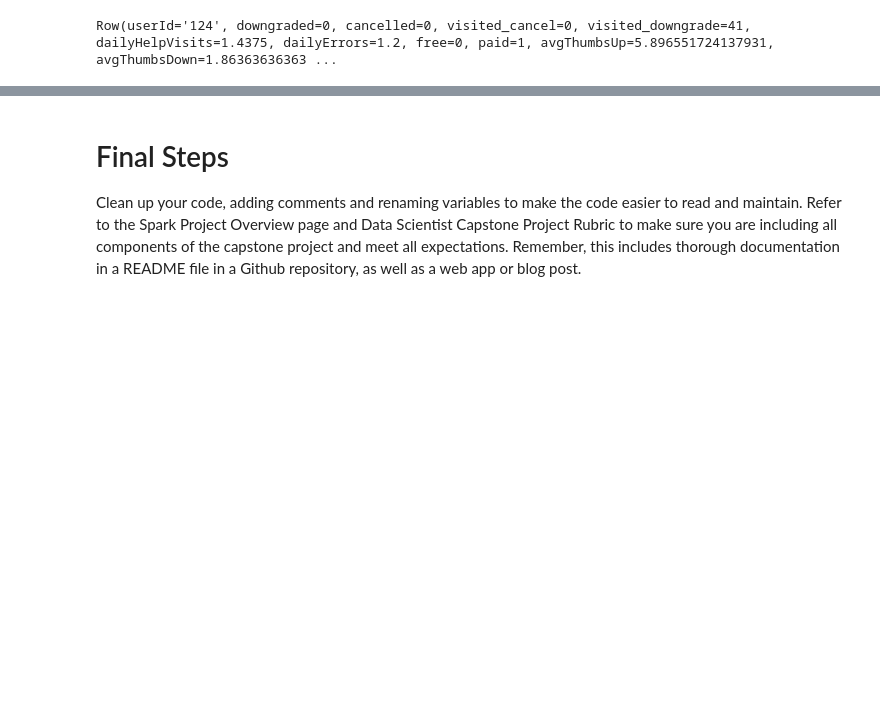
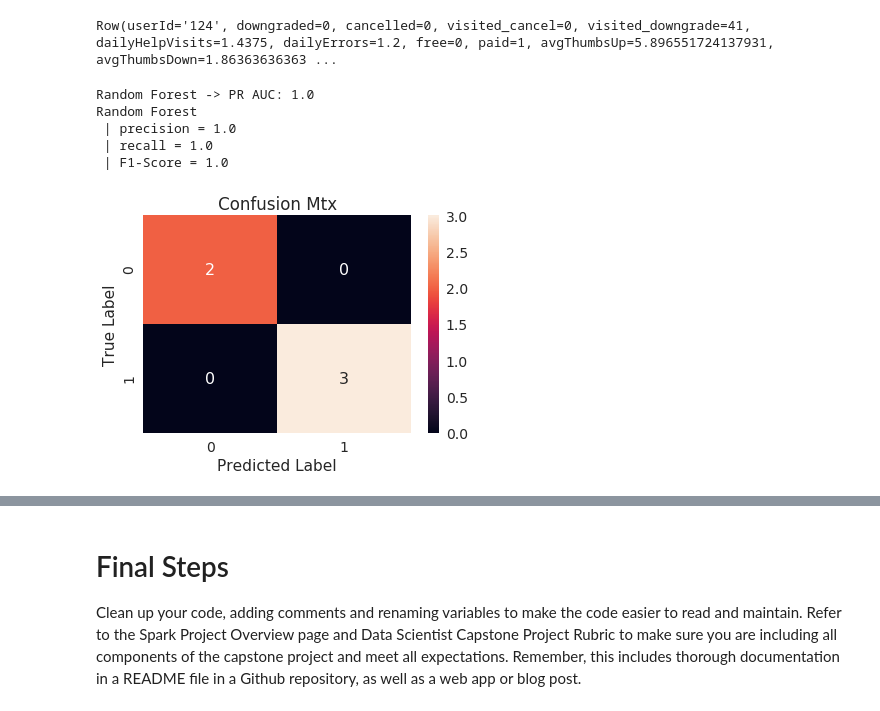
Before and after one commit to mkucz95/churn_prediction, a Jupyter notebook: Sparkify.ipynb, the cells around one changed output, grey strips where cells are left out. Cells and saved outputs as stored; diff of their text form; code cells hidden in the pictures; blank space fills up the shorter version.

Commit message:
feat: metrics, model creation/testing framework

```diff
--- a/Sparkify.ipynb
+++ b/Sparkify.ipynb
@@ -791,3 +799,8 @@ Row(userId='124', downgraded=0, cancelled=0, visited_cancel=0, visited_downgrade
 # %%
 train, rest = data_small.randomSplit([0.85, 0.15], seed=42)
 validation, test = rest.randomSplit([0.5,0.5], seed=42)
+# %%
+#want to evaluate cancelled: binary class
+from pyspark.ml.evaluation import BinaryClassificationEvaluator
+pr = BinaryClassificationEvaluator(metricName='areaUnderPR')
+roc = BinaryClassificationEvaluator(metricName='areaUnderROC')
@@ -793,0 +846,14 @@ validation, test = rest.randomSplit([0.5,0.5], seed=42)
+# %%
+#random forest classifier model
+from pyspark.ml.classification import RandomForestClassifier
+rf = RandomForestClassifier(numTrees=10)
+rf_model = rf.fit(train)
+rf_preds = rf_model.transform(validation)
+custom_evaluation(rf_preds, 'Random Forest')
+# %% [output]
+Random Forest -> PR AUC: 1.0
+Random Forest
+ | precision = 1.0
+ | recall = 1.0
+ | F1-Score = 1.0
+[figure, added]
```
Also changed, not shown: parts of 9 cells of this notebook.
